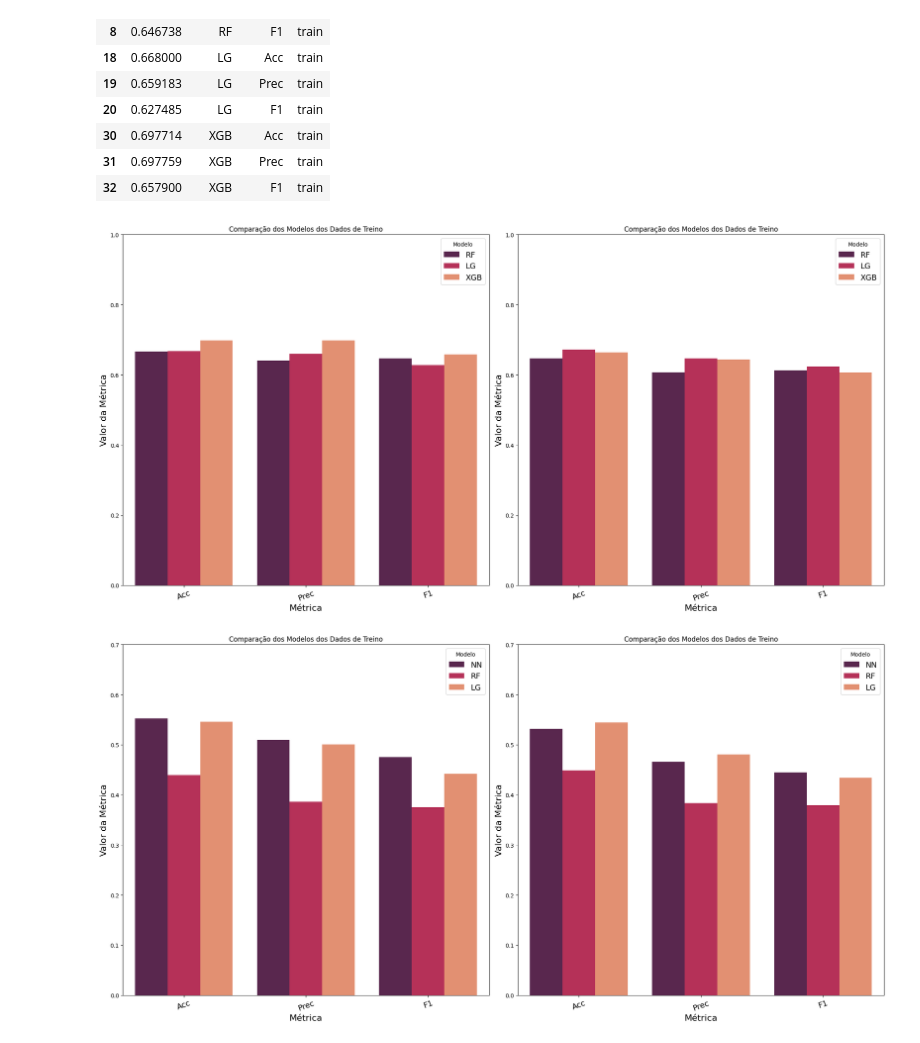
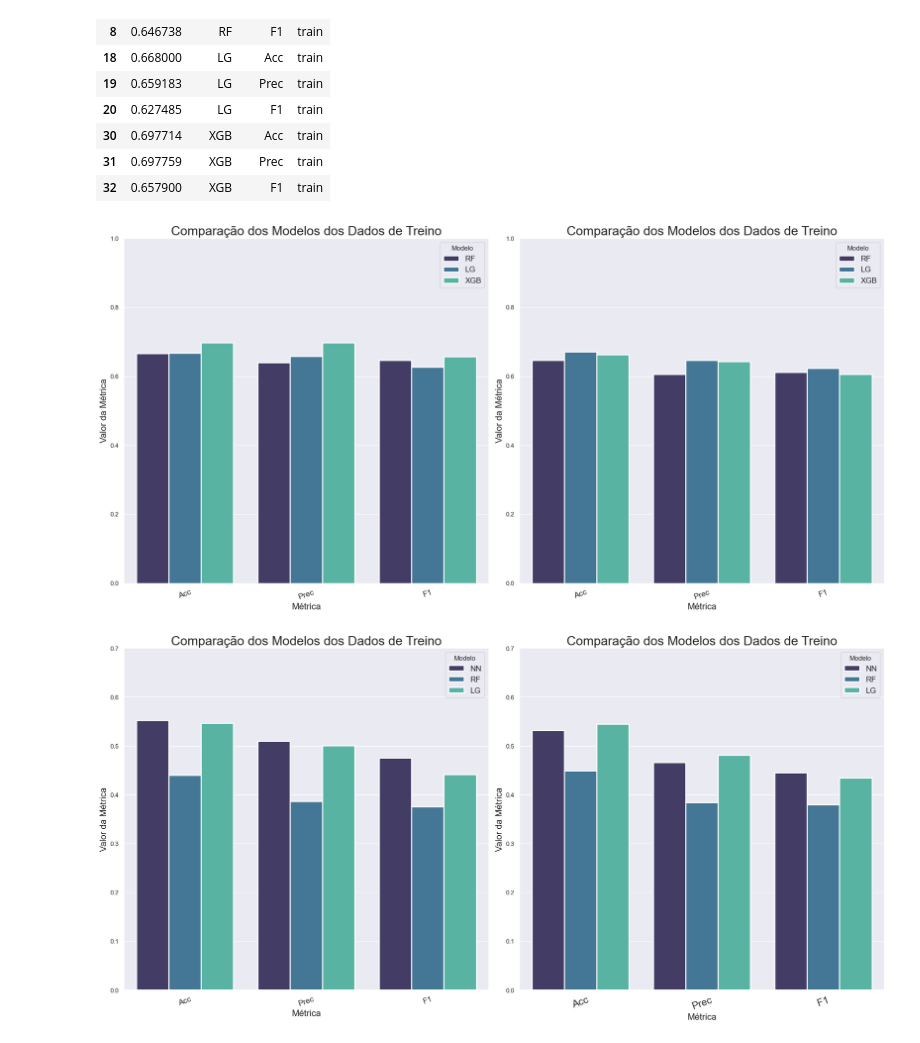
Before and after one commit to murilovpinheiro/Premier-League-Analysis-and-Prediction, a Jupyter notebook: plot_results.ipynb, the cells around one changed output. Cells and saved outputs as stored; diff of their text form; code cells hidden in the pictures.

Commit message:
Terminando gráficos comparativos

```diff
--- a/plot_results.ipynb
+++ b/plot_results.ipynb
@@ -48,64 +48,73 @@ bin_train
 # %%
 fig, ax = plt.subplots(1, 2, figsize=(20, 10))
 
 # Plotagem do gráfico de barras com Seaborn
-cores = sns.color_palette("rocket", 3)  # Lista de cores
+cores = sns.color_palette("mako", 3)  # Lista de cores
 sns.barplot(data=bin_train, x="Metric", y="Value", hue="Model", errorbar=None, ax=ax[0], linewidth=2, palette=cores)
 
+sns.set(style="darkgrid")
+sns.despine()
 # Configurações do gráfico
 ax[0].set_xlabel('Métrica', fontsize=16)
 ax[0].set_ylabel('Valor da Métrica', fontsize=16)
-ax[0].set_title('Comparação dos Modelos dos Dados de Treino')
+ax[0].set_title('Comparação dos Modelos dos Dados de Treino', fontsize = 23)
 ax[0].legend(title='Modelo', fontsize=14)
 ax[0].tick_params(axis='x', rotation=20, labelsize=14)
 
 sns.barplot(data=bin_test, x="Metric", y="Value", hue="Model", errorbar=None, ax=ax[1], linewidth=2, palette=cores)
 
+sns.set(style="darkgrid")
+sns.despine()
 ax[1].set_xlabel('Métrica', fontsize=16)
 ax[1].set_ylabel('Valor da Métrica', fontsize=16)
-ax[1].set_title('Comparação dos Modelos dos Dados de Treino')
+ax[1].set_title('Comparação dos Modelos dos Dados de Treino', fontsize = 23)
 ax[1].legend(title='Modelo', fontsize=14)
 ax[1].tick_params(axis='x', rotation=20, labelsize=14)
 
 # Modificar o ax[1]
 ax[1].set_ylim(0, 1)  # Define o valor máximo de y para o segundo ax
 ax[0].set_ylim(0, 1)  # Define o valor máximo de y para o segundo ax
 
+plt.tight_layout()
 
 # Exibe o gráfico
-plt.tight_layout()
 plt.show()
+
+fig.savefig("./gráficos/Results/binaryclass.png")
 # %% [output]
-[figure, old version]
+[figure, new version]
 # %%
 fig, ax = plt.subplots(1, 2, figsize=(20, 10))
 
 # Plotagem do gráfico de barras com Seaborn
-cores = sns.color_palette("rocket", 3)  # Lista de cores
+cores = sns.color_palette("mako", 3)  # Lista de cores
 sns.barplot(data=mult_train, x="Metric", y="Value", hue="Model", errorbar=None, ax=ax[0], linewidth=2, palette=cores)
-
+sns.set(style="darkgrid")
+sns.despine()
 # Configurações do gráfico
 ax[0].set_xlabel('Métrica', fontsize=16)
 ax[0].set_ylabel('Valor da Métrica', fontsize=16)
-ax[0].set_title('Comparação dos Modelos dos Dados de Treino')
+ax[0].set_title('Comparação dos Modelos dos Dados de Treino', fontsize = 23)
 ax[0].legend(title='Modelo', fontsize=14)
 ax[0].tick_params(axis='x', rotation=20, labelsize=14)
 
 sns.barplot(data=mult_test, x="Metric", y="Value", hue="Model", errorbar=None, ax=ax[1], linewidth=2, palette=cores)
-
+sns.set(style="darkgrid")
+sns.despine()
 ax[1].set_xlabel('Métrica', fontsize=16)
 ax[1].set_ylabel('Valor da Métrica', fontsize=16)
-ax[1].set_title('Comparação dos Modelos dos Dados de Treino')
+ax[1].set_title('Comparação dos Modelos dos Dados de Treino', fontsize = 23)
 ax[1].legend(title='Modelo', fontsize=14)
-ax[1].tick_params(axis='x', rotation=20, labelsize=14)
+ax[1].tick_params(axis='x', rotation=20, labelsize=18)
 
 # Modificar o ax[1]
 ax[1].set_ylim(0, 0.7)  # Define o valor máximo de y para o segundo ax
 ax[0].set_ylim(0, 0.7)  # Define o valor máximo de y para o segundo ax
 
-
 # Exibe o gráfico
 plt.tight_layout()
 plt.show()
+
+fig.savefig("./gráficos/Results/multiclass.png")
 # %% [output]
-[figure, old version]
+[figure, new version]
```
Also changed, not shown: parts of 1 cell of this notebook, 3 other files.
